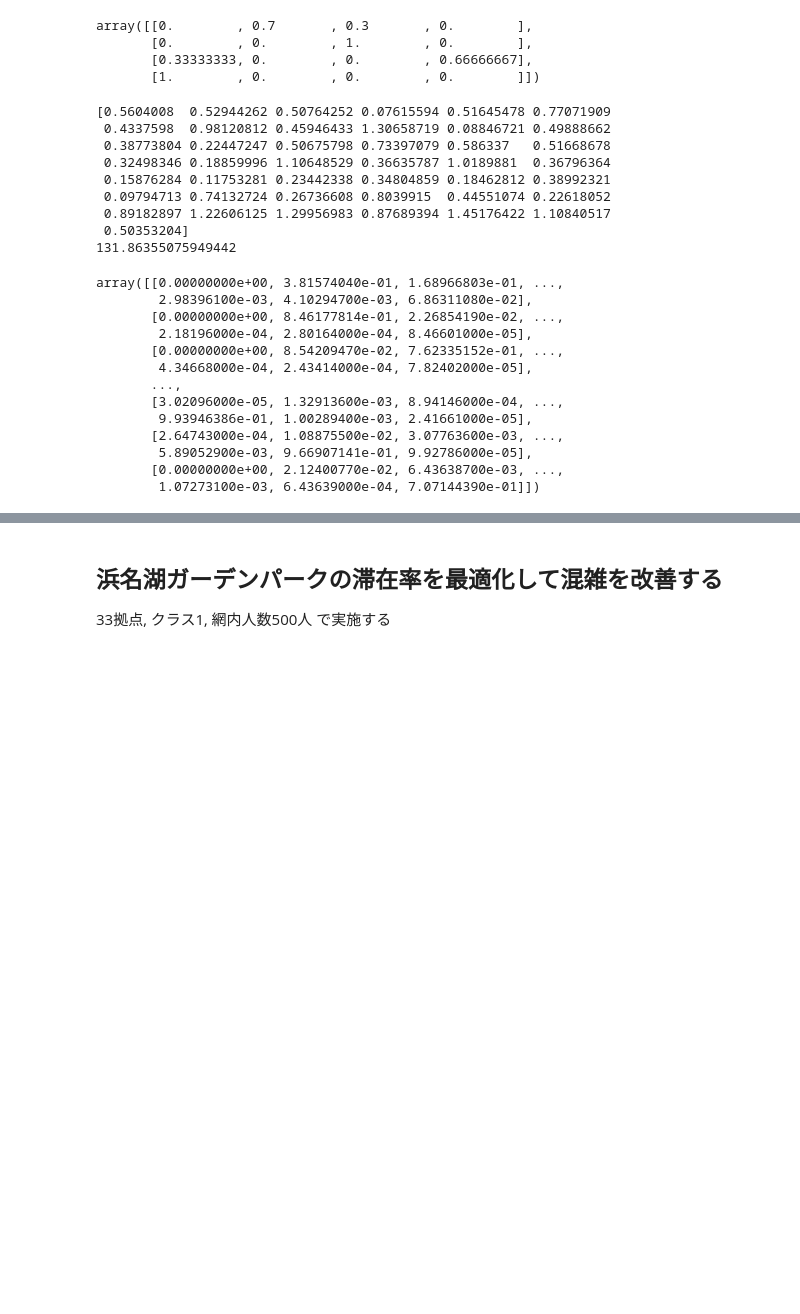
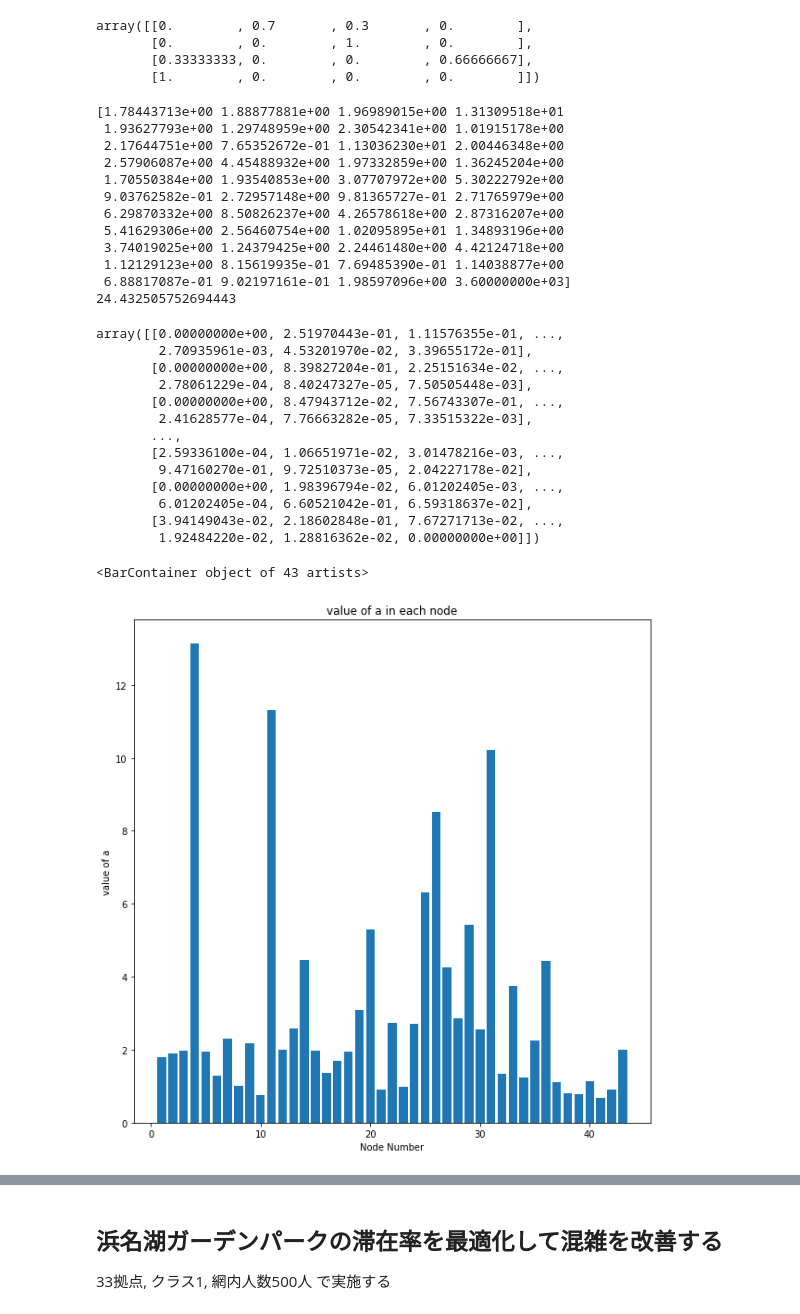
Before and after one commit to smzn/ContinuousMarkov_lib, a Jupyter notebook: 非線形計画法(制約あり).ipynb, the cells around one changed output, grey strips where cells are left out. Cells and saved outputs as stored; diff of their text form; code cells hidden in the pictures; blank space fills up the shorter version.

```diff
--- a/非線形計画法(制約あり).ipynb
+++ b/非線形計画法(制約あり).ipynb
@@ -601,39 +602,58 @@ array([[0.        , 0.7       , 0.3       , 0.        ],
        [1.        , 0.        , 0.        , 0.        ]])
 # %%
 #WiFiモデル利用
-#mu = np.full(43, 1 / 1)
-mu_df = pd.read_csv('/content/drive/MyDrive/研究/連続時間マルコフ連鎖最適化/csv/group_mean_duration_201409_noout.csv', engine='python', encoding='utf-8', index_col=0)
-mu = mu_df['duration'].values / 3600
+#mu_df = pd.read_csv('/content/drive/MyDrive/研究/連続時間マルコフ連鎖最適化/csv/group_mean_duration_201409_noout.csv', engine='python', encoding='utf-8', index_col=0)
+mu_df = pd.read_csv('/content/drive/MyDrive/研究/連続時間マルコフ連鎖最適化/csv/group_mean_duration_201409_inout.csv', engine='python', encoding='utf-8', index_col=0)
+mu_mean = mu_df['duration'].values / 3600 #平均滞在時間(時)
+mu = 1 / mu_mean #滞在率に変換
 print(mu)
 T = sum(1 / mu) #平均滞在時間の和 (等式制約で利用)
 print(T)
 gamma = 0.25 #最適化でのmuの動く率
-p = pd.read_csv('/content/drive/MyDrive/研究/連続時間マルコフ連鎖最適化/csv/group_transition_remove_201409_noout.csv', engine='python', encoding='utf-8', index_col=0)
+#p = pd.read_csv('/content/drive/MyDrive/研究/連続時間マルコフ連鎖最適化/csv/group_transition_remove_201409_noout.csv', engine='python', encoding='utf-8', index_col=0)
+p = pd.read_csv('/content/drive/MyDrive/研究/連続時間マルコフ連鎖最適化/csv/group_transition_remove_201409_inout.csv', engine='python', encoding='utf-8', index_col=0)
 p = p.values
 p
 # %% [output]
-[0.5604008  0.52944262 0.50764252 0.07615594 0.51645478 0.77071909
- 0.4337598  0.98120812 0.45946433 1.30658719 0.08846721 0.49888662
- 0.38773804 0.22447247 0.50675798 0.73397079 0.586337   0.51668678
- 0.32498346 0.18859996 1.10648529 0.36635787 1.0189881  0.36796364
- 0.15876284 0.11753281 0.23442338 0.34804859 0.18462812 0.38992321
- 0.09794713 0.74132724 0.26736608 0.8039915  0.44551074 0.22618052
- 0.89182897 1.22606125 1.29956983 0.87689394 1.45176422 1.10840517
- 0.50353204]
-131.86355075949442
+[1.78443713e+00 1.88877881e+00 1.96989015e+00 1.31309518e+01
+ 1.93627793e+00 1.29748959e+00 2.30542341e+00 1.01915178e+00
+ 2.17644751e+00 7.65352672e-01 1.13036230e+01 2.00446348e+00
+ 2.57906087e+00 4.45488932e+00 1.97332859e+00 1.36245204e+00
+ 1.70550384e+00 1.93540853e+00 3.07707972e+00 5.30222792e+00
+ 9.03762582e-01 2.72957148e+00 9.81365727e-01 2.71765979e+00
+ 6.29870332e+00 8.50826237e+00 4.26578618e+00 2.87316207e+00
+ 5.41629306e+00 2.56460754e+00 1.02095895e+01 1.34893196e+00
+ 3.74019025e+00 1.24379425e+00 2.24461480e+00 4.42124718e+00
+ 1.12129123e+00 8.15619935e-01 7.69485390e-01 1.14038877e+00
+ 6.88817087e-01 9.02197161e-01 1.98597096e+00 3.60000000e+03]
+24.432505752694443
-array([[0.00000000e+00, 3.81574040e-01, 1.68966803e-01, ...,
-        2.98396100e-03, 4.10294700e-03, 6.86311080e-02],
-       [0.00000000e+00, 8.46177814e-01, 2.26854190e-02, ...,
-        2.18196000e-04, 2.80164000e-04, 8.46601000e-05],
-       [0.00000000e+00, 8.54209470e-02, 7.62335152e-01, ...,
-        4.34668000e-04, 2.43414000e-04, 7.82402000e-05],
+array([[0.00000000e+00, 2.51970443e-01, 1.11576355e-01, ...,
+        2.70935961e-03, 4.53201970e-02, 3.39655172e-01],
+       [0.00000000e+00, 8.39827204e-01, 2.25151634e-02, ...,
+        2.78061229e-04, 8.40247327e-05, 7.50505448e-03],
+       [0.00000000e+00, 8.47943712e-02, 7.56743307e-01, ...,
+        2.41628577e-04, 7.76663282e-05, 7.33515322e-03],
        ...,
-       [3.02096000e-05, 1.32913600e-03, 8.94146000e-04, ...,
-        9.93946386e-01, 1.00289400e-03, 2.41661000e-05],
-       [2.64743000e-04, 1.08875500e-02, 3.07763600e-03, ...,
-        5.89052900e-03, 9.66907141e-01, 9.92786000e-05],
-       [0.00000000e+00, 2.12400770e-02, 6.43638700e-03, ...,
-        1.07273100e-03, 6.43639000e-04, 7.07144390e-01]])
+       [2.59336100e-04, 1.06651971e-02, 3.01478216e-03, ...,
+        9.47160270e-01, 9.72510373e-05, 2.04227178e-02],
+       [0.00000000e+00, 1.98396794e-02, 6.01202405e-03, ...,
+        6.01202405e-04, 6.60521042e-01, 6.59318637e-02],
+       [3.94149043e-02, 2.18602848e-01, 7.67271713e-02, ...,
+        1.92484220e-02, 1.28816362e-02, 0.00000000e+00]])
+# %%
+#最適化前の滞在率
+#x_label = [i for i in range(1, len(mu)+1)]
+x_label_noout = [i for i in range(1, len(mu))]
+plt.figure(figsize=(10,10))
+plt.title('value of a in each node')
+plt.xlabel('Node Number')
+plt.ylabel('value of a')
+mu_noout = np.delete(mu, -1)
+#plt.bar(x_label, mu)
+plt.bar(x_label_noout, mu_noout)
+# %% [output]
+<BarContainer object of 43 artists>
+[figure, added]
 # %%
 #推移率行列を作成する関数
 def getTransitionRate(p, mu):
```
Also changed, not shown: parts of 16 cells of this notebook.
